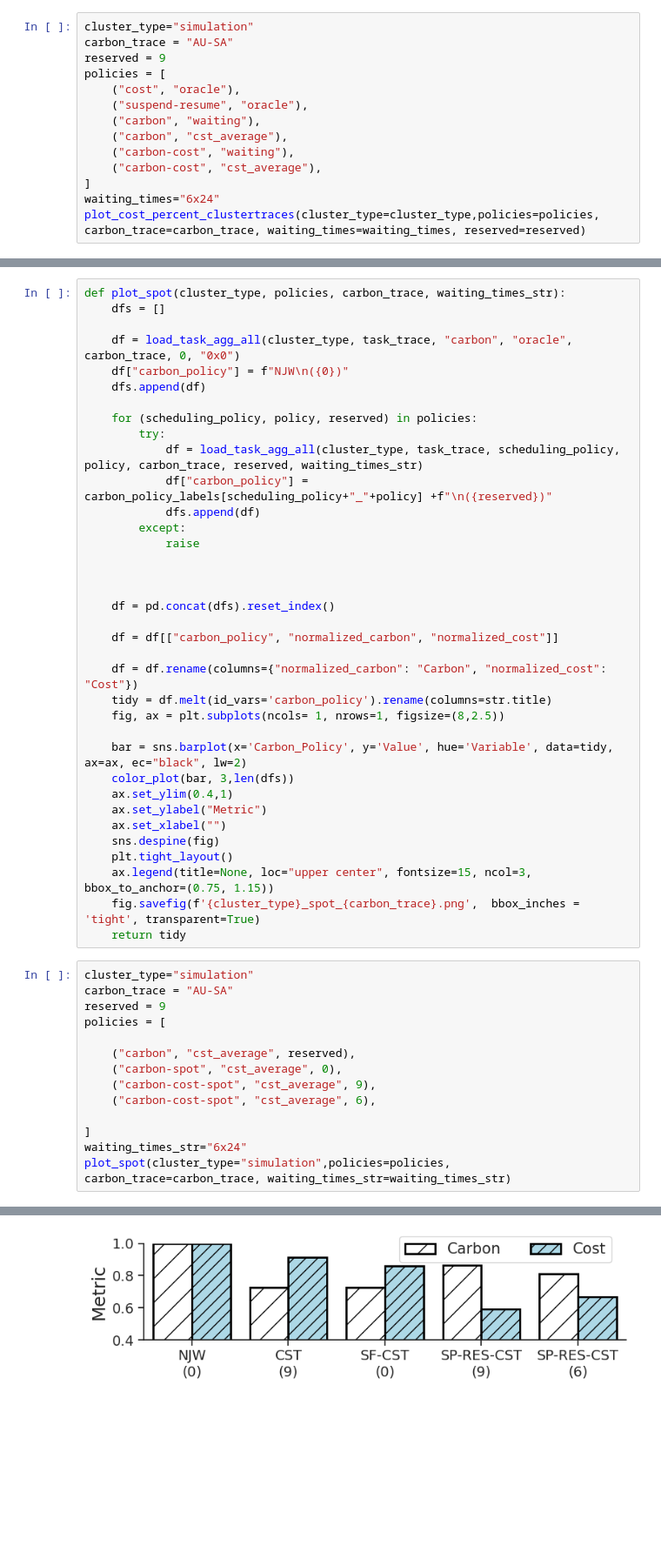
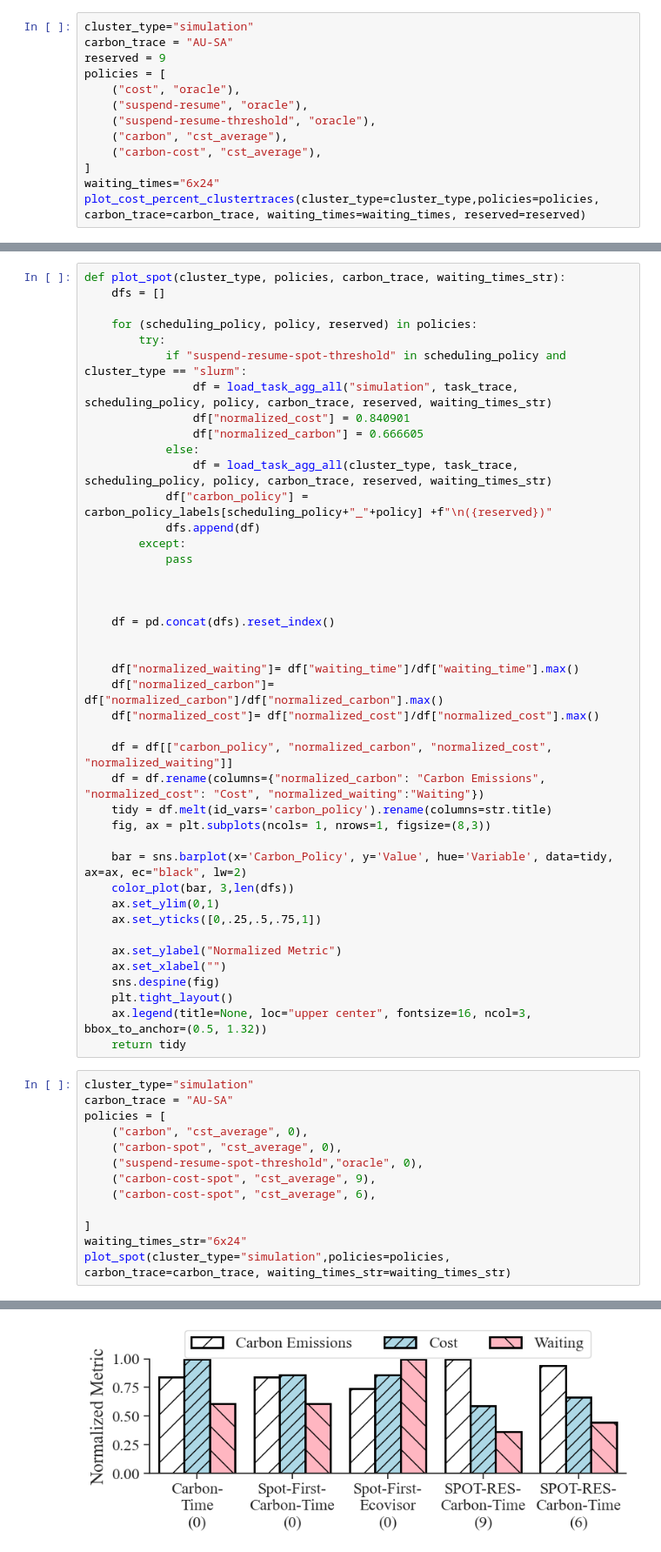
Before and after one commit to umassos/GAIA, a Jupyter notebook: notebooks/evaluation_plot.ipynb, the cells around one changed output, grey strips where cells are left out. Shown at 87% size. Saved outputs shown, nothing was run; the diff lists cells and outputs as text; blank space fills up the shorter version.

```diff
--- a/notebooks/evaluation_plot.ipynb
+++ b/notebooks/evaluation_plot.ipynb
@@ -380,9 +310,8 @@ reserved = 9
 policies = [
     ("cost", "oracle"),
     ("suspend-resume", "oracle"),
-    ("carbon", "waiting"),
+    ("suspend-resume-threshold", "oracle"),
     ("carbon", "cst_average"),
-    ("carbon-cost", "waiting"),
     ("carbon-cost", "cst_average"),
 ]
 waiting_times="6x24"
@@ -497,46 +425,51 @@ plot_carbon_cost(cluster_type, task_trace, "carbon-cost", "cst_average", carbon_
 def plot_spot(cluster_type, policies, carbon_trace, waiting_times_str):
     dfs = []
 
-    df = load_task_agg_all(cluster_type, task_trace, "carbon", "oracle", carbon_trace, 0, "0x0")
-    df["carbon_policy"] = f"NJW\n({0})"
-    dfs.append(df)
-
     for (scheduling_policy, policy, reserved) in policies:
         try:
-            df = load_task_agg_all(cluster_type, task_trace, scheduling_policy, policy, carbon_trace, reserved, waiting_times_str)
+            if "suspend-resume-spot-threshold" in scheduling_policy and cluster_type == "slurm":
+                df = load_task_agg_all("simulation", task_trace, scheduling_policy, policy, carbon_trace, reserved, waiting_times_str)
+                df["normalized_cost"] = 0.840901
+                df["normalized_carbon"] = 0.666605
+            else:
+                df = load_task_agg_all(cluster_type, task_trace, scheduling_policy, policy, carbon_trace, reserved, waiting_times_str)
             df["carbon_policy"] = carbon_policy_labels[scheduling_policy+"_"+policy] +f"\n({reserved})"
             dfs.append(df)
         except:
-            raise
+            pass
 
 
 
     df = pd.concat(dfs).reset_index()
 
-    df = df[["carbon_policy", "normalized_carbon", "normalized_cost"]]
 
-    df = df.rename(columns={"normalized_carbon": "Carbon", "normalized_cost": "Cost"})
+    df["normalized_waiting"]= df["waiting_time"]/df["waiting_time"].max()
+    df["normalized_carbon"]= df["normalized_carbon"]/df["normalized_carbon"].max()
+    df["normalized_cost"]= df["normalized_cost"]/df["normalized_cost"].max()
+
+    df = df[["carbon_policy", "normalized_carbon", "normalized_cost", "normalized_waiting"]]
+    df = df.rename(columns={"normalized_carbon": "Carbon Emissions", "normalized_cost": "Cost", "normalized_waiting":"Waiting"})
     tidy = df.melt(id_vars='carbon_policy').rename(columns=str.title)
-    fig, ax = plt.subplots(ncols= 1, nrows=1, figsize=(8,2.5))
+    fig, ax = plt.subplots(ncols= 1, nrows=1, figsize=(8,3))
 
     bar = sns.barplot(x='Carbon_Policy', y='Value', hue='Variable', data=tidy, ax=ax, ec="black", lw=2)
     color_plot(bar, 3,len(dfs))
-    ax.set_ylim(0.4,1)
-    ax.set_ylabel("Metric")
+    ax.set_ylim(0,1)
+    ax.set_yticks([0,.25,.5,.75,1])
+
+    ax.set_ylabel("Normalized Metric")
     ax.set_xlabel("")
     sns.despine(fig)
     plt.tight_layout()
-    ax.legend(title=None, loc="upper center", fontsize=15, ncol=3, bbox_to_anchor=(0.75, 1.15))
-    fig.savefig(f'{cluster_type}_spot_{carbon_trace}.png',  bbox_inches = 'tight', transparent=True)
+    ax.legend(title=None, loc="upper center", fontsize=16, ncol=3, bbox_to_anchor=(0.5, 1.32))
     return tidy
 # %%
 cluster_type="simulation"
 carbon_trace = "AU-SA"
-reserved = 9
 policies = [
-
-    ("carbon", "cst_average", reserved),
+    ("carbon", "cst_average", 0),
     ("carbon-spot", "cst_average", 0),
+    ("suspend-resume-spot-threshold","oracle", 0),
     ("carbon-cost-spot", "cst_average", 9),
     ("carbon-cost-spot", "cst_average", 6),
 
@@ -558 +496 @@ plot_spot(cluster_type="simulation",policies=policies, carbon_trace=carbon_trace
-[figure, old version]
+[figure, new version]
```
Also changed, not shown: parts of 24 cells of this notebook.
